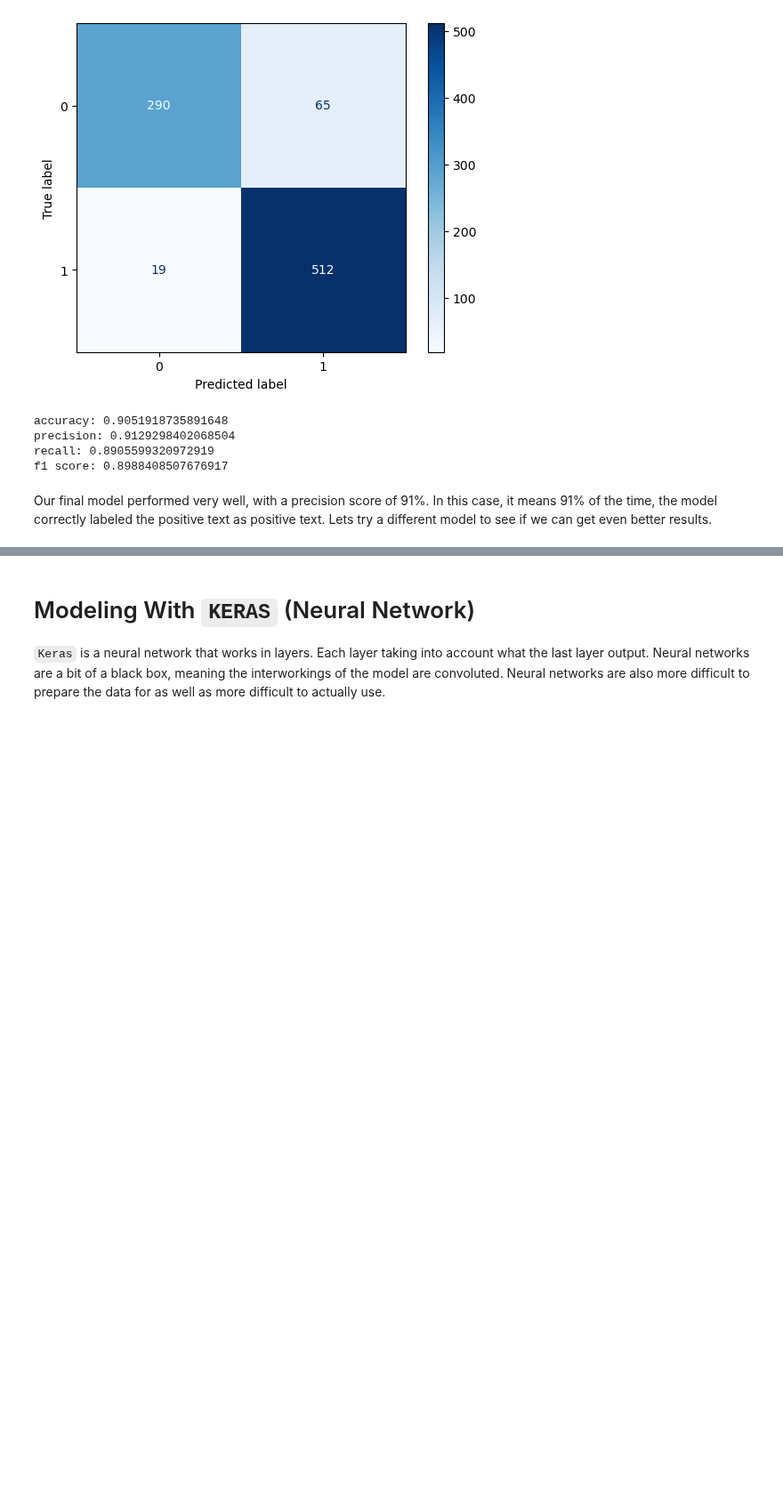
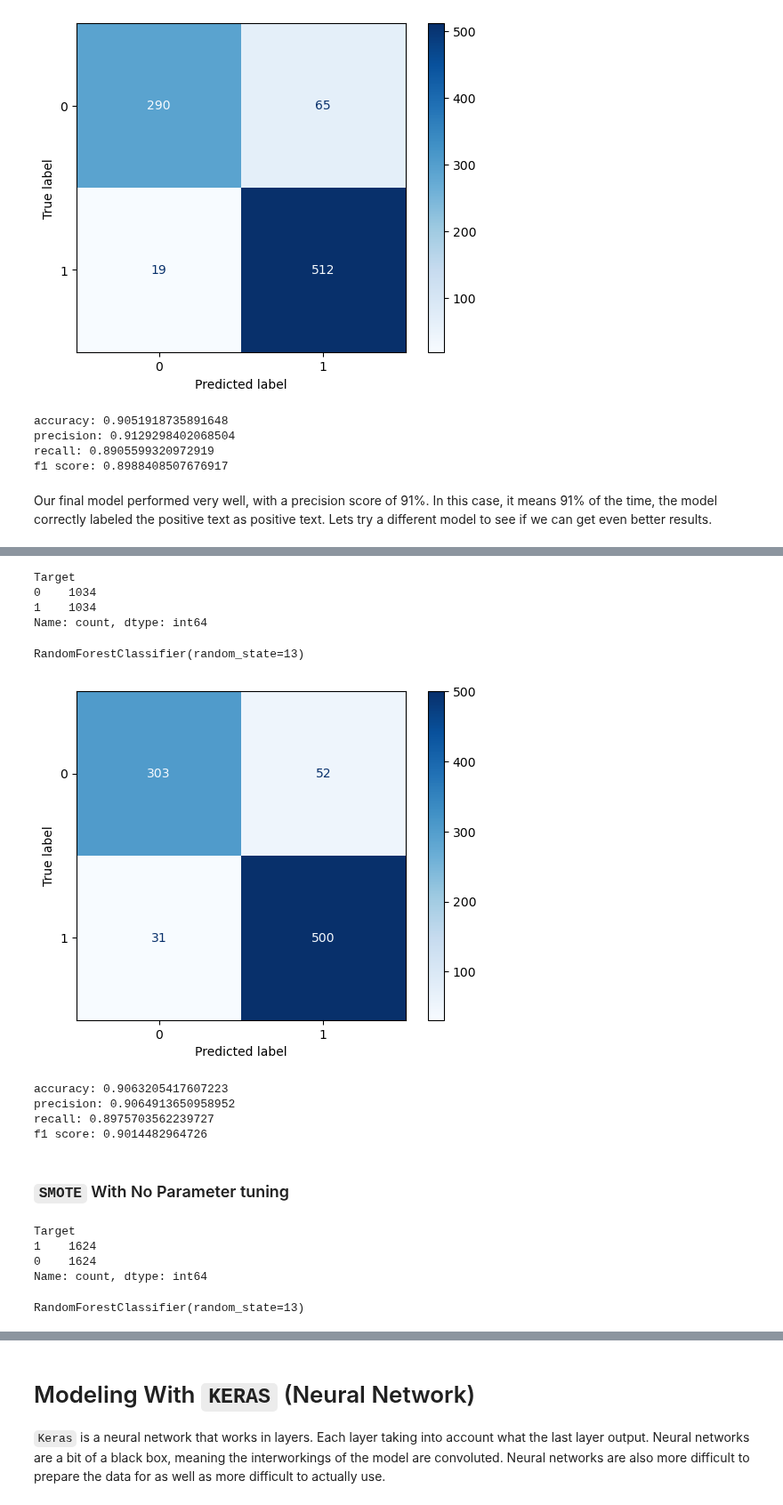
Before and after one commit to Djohnson1313/predicting_student_success, a Jupyter notebook: predicting_student_success_notebook.ipynb, the cells around one changed output, grey strips where cells are left out. Shown at 89% size. Drawn from its saved outputs; the diff is of its cells as text; code cells hidden in the pictures; blank space fills up the shorter version.

```diff
--- a/predicting_student_success_notebook.ipynb
+++ b/predicting_student_success_notebook.ipynb
@@ -494,0 +523,32 @@ Our final model performed very well, with a precision score of 91%. In this case
+# %%
+x_us, y_us = rus.fit_resample(x_train, y_train)
+# %%
+y_us.value_counts()
+# %% [output]
+Target
+0    1034
+1    1034
+Name: count, dtype: int64
+# %%
+rf_us = RandomForestClassifier(random_state = seed)
+# %%
+rf_us.fit(x_us, y_us)
+# %% [output]
+RandomForestClassifier(random_state=13)
+# %%
+pred_us = rf_us.predict(x_test)
+# %%
+cnf_matrix = confusion_matrix(y_test, pred_us) # assign what to use in plot
+disp = ConfusionMatrixDisplay(confusion_matrix=cnf_matrix, display_labels=rf_us.classes_) # create plot
+disp.plot(cmap=plt.cm.Blues); # output
+# %% [output]
+[figure, added]
+# %%
+get_metrics(y_test, pred_us)
+# %% [output]
+accuracy: 0.9063205417607223
+precision: 0.9064913650958952
+recall: 0.8975703562239727
+f1 score: 0.9014482964726
+# %% [markdown]
+### `SMOTE` With No Parameter tuning
@@ -494,0 +559,7 @@ Our final model performed very well, with a precision score of 91%. In this case
+# %%
+y_sm.value_counts()
+# %% [output]
+Target
+1    1624
+0    1624
+Name: count, dtype: int64
@@ -494,0 +568,4 @@ Our final model performed very well, with a precision score of 91%. In this case
+# %%
+rf_sm.fit(x_sm, y_sm)
+# %% [output]
+RandomForestClassifier(random_state=13)
```
Also changed, not shown: parts of 21 cells of this notebook.
